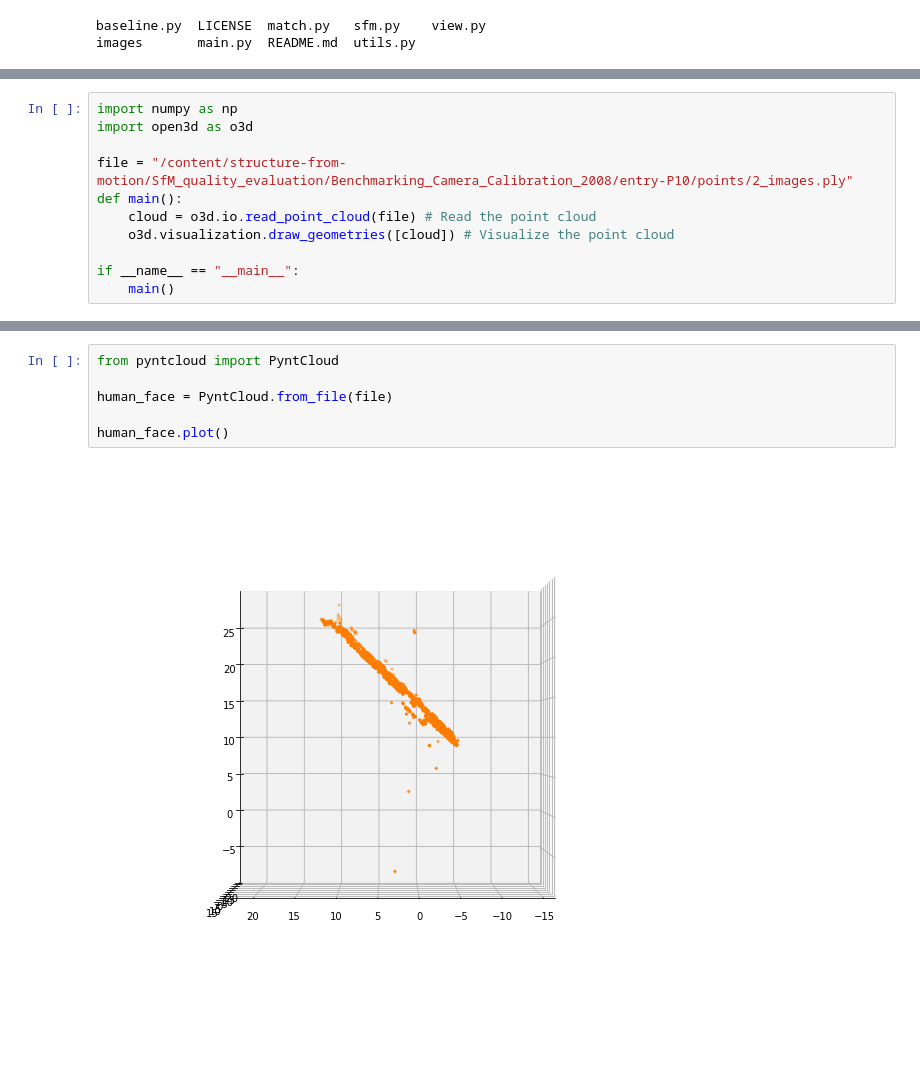
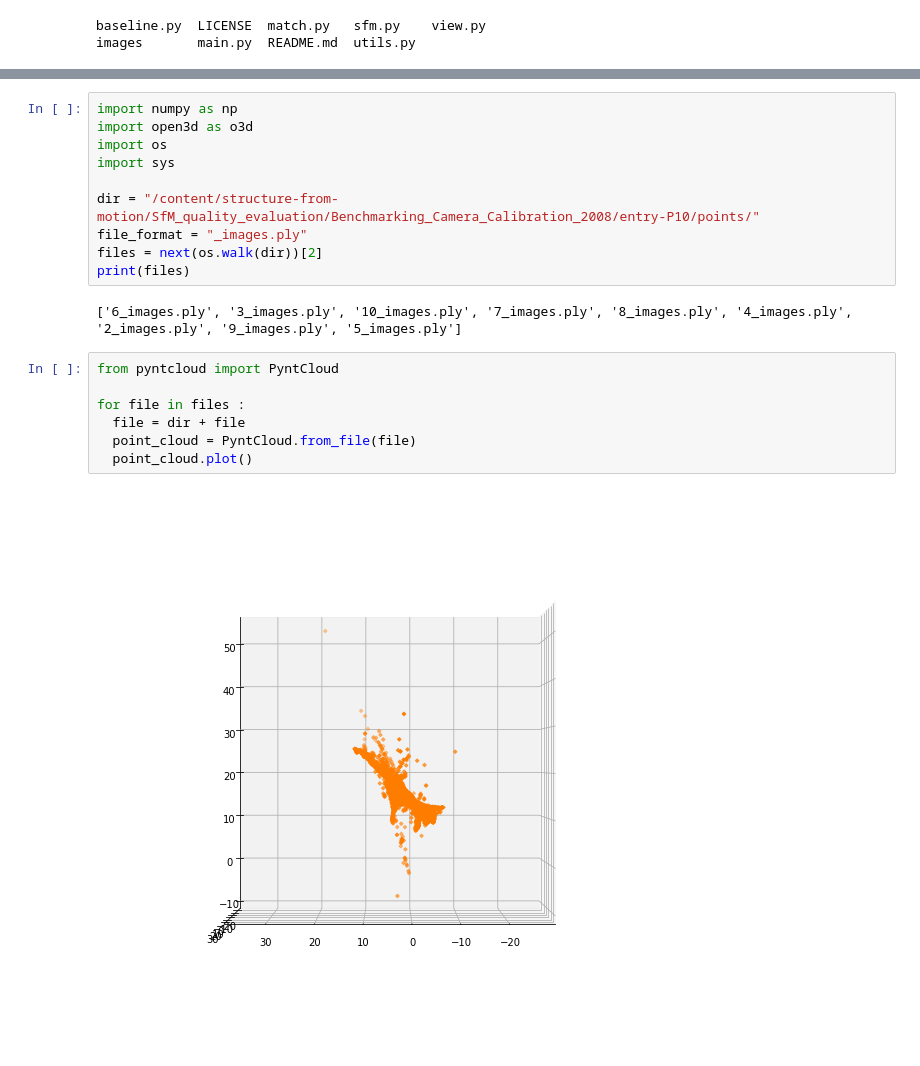
Before and after one commit to hekoh99/pytorch_exercise, a Jupyter notebook: lab/SFM/SFM_with_python.ipynb, the cells around one changed output, grey strips where cells are left out. Saved outputs shown, nothing was run; the diff lists cells and outputs as text.

```diff
--- a/lab/SFM/SFM_with_python.ipynb
+++ b/lab/SFM/SFM_with_python.ipynb
@@ -80,11 +79,0 @@ INFO - 2022-09-07 10:30:42,201 - sfm - Points plotted for 10 views
-# %%
-import numpy as np
-import open3d as o3d
-
-file = "/content/structure-from-motion/SfM_quality_evaluation/Benchmarking_Camera_Calibration_2008/entry-P10/points/2_images.ply"
-def main():
-    cloud = o3d.io.read_point_cloud(file) # Read the point cloud
-    o3d.visualization.draw_geometries([cloud]) # Visualize the point cloud
-
-if __name__ == "__main__":
-    main()
@@ -106,11 +91,24 @@ Requirement already satisfied: python-dateutil>=2.7.3 in /usr/local/lib/python3.
 Requirement already satisfied: six>=1.5 in /usr/local/lib/python3.7/dist-packages (from python-dateutil>=2.7.3->pandas->pyntcloud) (1.15.0)
 Installing collected packages: pyntcloud
 Successfully installed pyntcloud-0.3.1
+# %%
+import numpy as np
+import open3d as o3d
+import os
+import sys
+
+dir = "/content/structure-from-motion/SfM_quality_evaluation/Benchmarking_Camera_Calibration_2008/entry-P10/points/"
+file_format = "_images.ply"
+files = next(os.walk(dir))[2]
+print(files)
+# %% [output]
+['6_images.ply', '3_images.ply', '10_images.ply', '7_images.ply', '8_images.ply', '4_images.ply', '2_images.ply', '9_images.ply', '5_images.ply']
 # %%
 from pyntcloud import PyntCloud
 
-human_face = PyntCloud.from_file(file)
-
-human_face.plot()
+for file in files :
+  file = dir + file
+  point_cloud = PyntCloud.from_file(file)
+  point_cloud.plot()
 # %% [output]
-[figure, old version]
+[figure, new version]
```
Also changed, not shown: parts of 13 cells of this notebook.
